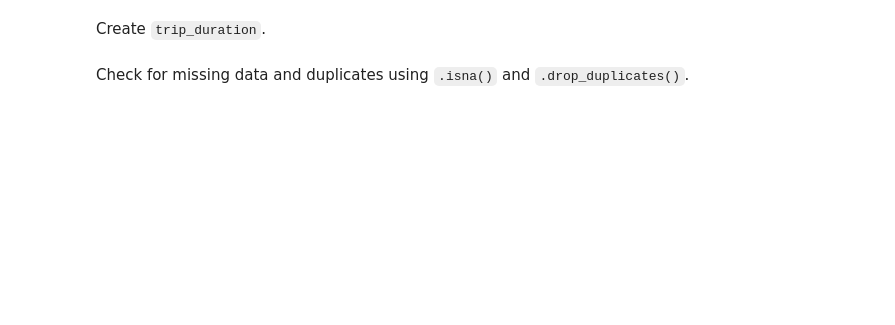
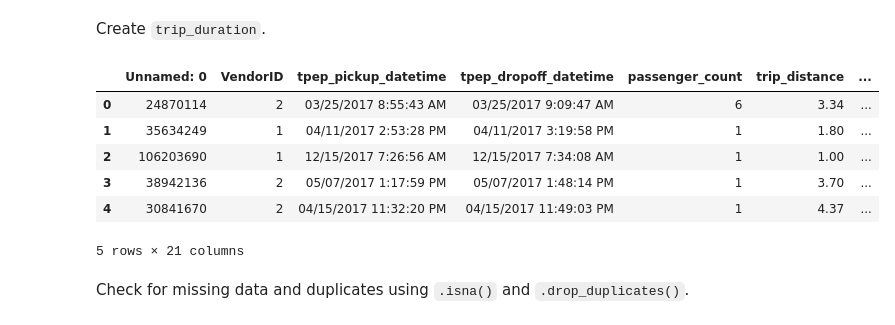
Before and after one commit to Thiraphat-DEV/TaxiTrips, a Jupyter notebook: taxi_trip.ipynb, the cells around one changed output. Saved outputs shown, nothing was run; the diff lists cells and outputs as text; code cells hidden in the pictures; blank space fills up the shorter version.

```diff
--- a/taxi_trip.ipynb
+++ b/taxi_trip.ipynb
@@ -30,2 +101,18 @@ Create `trip_duration`.
+# %%
+#convert tpep_dropoff_datetime and tpep_pickup_datetime from to datetime format
+data['drop_off_converted'] = pd.to_datetime(data['tpep_dropoff_datetime'], format="%m/%d/%Y %I:%M:%S %p" )
+
+data['pick_up_converted'] = pd.to_datetime(data['tpep_pickup_datetime'], format="%m/%d/%Y %I:%M:%S %p" )
+data['trip_duration'] = (data['drop_off_converted'] - data['pick_up_converted']) / np.timedelta64(1, 'm')
+
+data.head(n = 5)
+# %% [output]
+|  | Unnamed: 0 | VendorID | tpep_pickup_datetime | tpep_dropoff_datetime | passenger_count | trip_distance | ... |
+| 0 | 24870114 | 2 | 03/25/2017 8:55:43 AM | 03/25/2017 9:09:47 AM | 6 | 3.34 | ... |
+| 1 | 35634249 | 1 | 04/11/2017 2:53:28 PM | 04/11/2017 3:19:58 PM | 1 | 1.80 | ... |
+| 2 | 106203690 | 1 | 12/15/2017 7:26:56 AM | 12/15/2017 7:34:08 AM | 1 | 1.00 | ... |
+| 3 | 38942136 | 2 | 05/07/2017 1:17:59 PM | 05/07/2017 1:48:14 PM | 1 | 3.70 | ... |
+| 4 | 30841670 | 2 | 04/15/2017 11:32:20 PM | 04/15/2017 11:49:03 PM | 1 | 4.37 | ... |
+5 rows × 21 columns
 # %% [markdown]
 Check for missing data and duplicates using `.isna()` and `.drop_duplicates()`.
```
Also changed, not shown: parts of 11 cells of this notebook, 1 other file.
